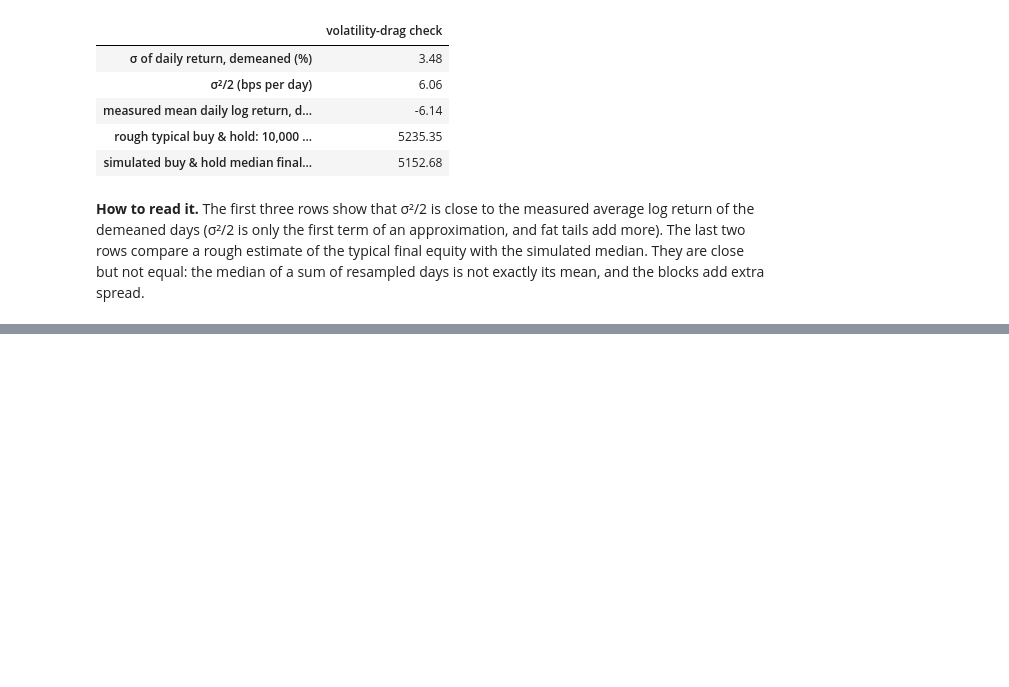
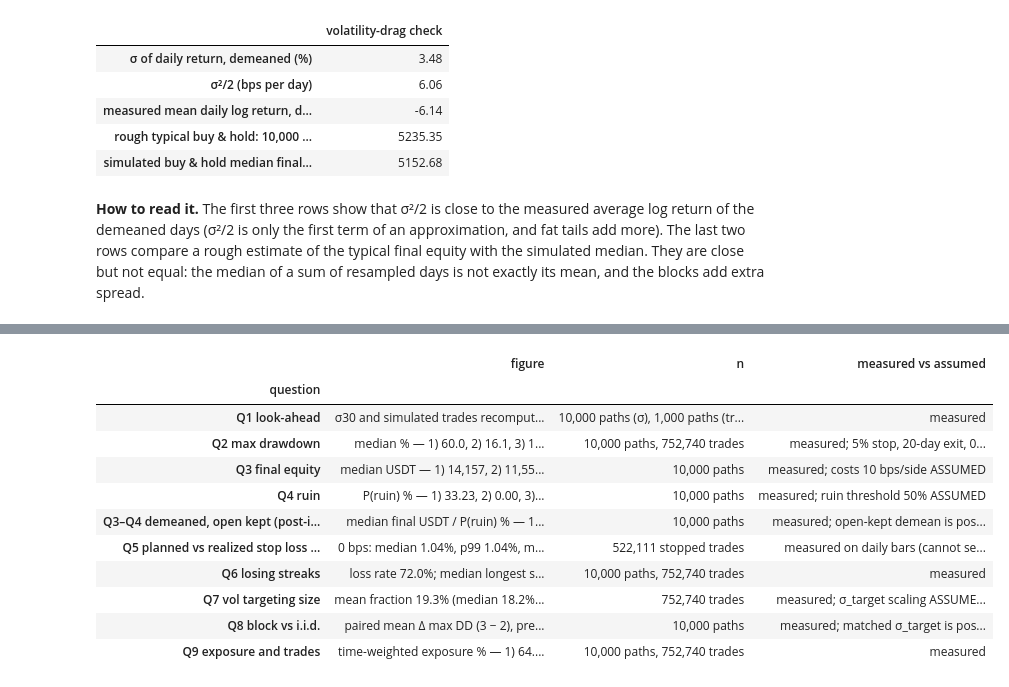
Before and after one commit to Alvarado-Maganna/crypto-quant-lab, a Jupyter notebook: notebooks/11_position_sizing.ipynb, the cells around one changed output, grey strips where cells are left out. Drawn from its saved outputs; the diff is of its cells as text; code cells hidden in the pictures; blank space fills up the shorter version.

```diff
--- a/notebooks/11_position_sizing.ipynb
+++ b/notebooks/11_position_sizing.ipynb
@@ -1210,0 +1173,91 @@ a tested strategy.
+# %%
+TS = TABLE.sort_index()                          # sorted copy, for fast lookups only
+br = TS.loc[("block", "raw")]
+bd = TS.loc[("block", "demeaned")]
+S = SCHEME_NAMES
+n_tr = int(RESULTS[("block", "raw", 0)]["trades"].shape[0])
+s2 = STOPS.loc[(0, S["risk_1pct"])]
+s2s = STOPS.loc[(100, S["risk_1pct"])]
+
+
+def by_scheme(t, col, fmt="{:.1f}"):
+    return ", ".join(f"{S[k].split(' ', 1)[0]}) " + fmt.format(t.loc[S[k], col]) for k in S)
+
+
+paths_n = f"{N_PATHS:,} paths"
+findings = pd.DataFrame([
+    {"question": "Q1 look-ahead",
+     "figure": f"σ30 and simulated trades recomputed on truncated paths at k = {CUTOFFS}: 0 differences",
+     "n": f"{N_PATHS:,} paths (σ), 1,000 paths (trades)", "measured vs assumed": "measured"},
+    {"question": "Q2 max drawdown",
+     "figure": "median % — " + by_scheme(br, "max DD median (%)") + "; p99 % — " + by_scheme(br, "max DD p99 (%)")
+               + "; demeaned median % — " + by_scheme(bd, "max DD median (%)"),
+     "n": f"{paths_n}, {n_tr:,} trades", "measured vs assumed": "measured; 5% stop, 20-day exit, 0.20 entry probability ASSUMED"},
+    {"question": "Q3 final equity",
+     "figure": "median USDT — " + by_scheme(br, "final equity median", "{:,.0f}")
+               + "; % below 10,000 — " + by_scheme(br, "% paths below 10,000")
+               + "; demeaned % below — " + by_scheme(bd, "% paths below 10,000"),
+     "n": paths_n, "measured vs assumed": "measured; costs 10 bps/side ASSUMED"},
+    {"question": "Q4 ruin",
+     "figure": "P(ruin) % — " + by_scheme(br, "P(ruin) (%)", "{:.2f}")
+               + "; demeaned P(ruin) % — " + by_scheme(bd, "P(ruin) (%)", "{:.2f}")
+               + "; P(DD ≥ 30%) % — " + by_scheme(br, "P(max DD ≥ 30%) (%)", "{:.1f}"),
+     "n": paths_n, "measured vs assumed": "measured; ruin threshold 50% ASSUMED"},
+    {"question": "Q3–Q4 demeaned, open kept (post-inspection)",
+     "figure": "median final USDT / P(ruin) % — " + ", ".join(
+                   f"{SCHEME_NAMES[k].split(' ', 1)[0]}) "
+                   f"{OPEN_KEPT.loc[(SCHEME_NAMES[k], 'open kept'), 'median final equity']:,.0f} / "
+                   f"{OPEN_KEPT.loc[(SCHEME_NAMES[k], 'open kept'), 'P(ruin) (%)']:.2f}" for k in SCHEME_NAMES)
+               + " (pre-specified demean: " + ", ".join(
+                   f"{SCHEME_NAMES[k].split(' ', 1)[0]}) "
+                   f"{OPEN_KEPT.loc[(SCHEME_NAMES[k], 'pre-specified'), 'median final equity']:,.0f} / "
+                   f"{OPEN_KEPT.loc[(SCHEME_NAMES[k], 'pre-specified'), 'P(ruin) (%)']:.2f}" for k in SCHEME_NAMES) + ")",
+     "n": paths_n, "measured vs assumed": "measured; open-kept demean is post-inspection"},
+    {"question": "Q5 planned vs realized stop loss (scheme 2)",
+     "figure": f"0 bps: median {s2['realized median (% equity)']:.2f}%, p99 {s2['realized p99']:.2f}%, max "
+               f"{s2['realized max']:.2f}%, > 1.5× planned {s2['% stops > 1.5× planned']:.2f}%; 100 bps: median "
+               f"{s2s['realized median (% equity)']:.2f}%, max {s2s['realized max']:.2f}%; gap fills "
+               f"{int(s2['of which gap fills'])} of {int(s2['stopped trades']):,}",
+     "n": f"{int(s2['stopped trades']):,} stopped trades",
+     "measured vs assumed": "measured on daily bars (cannot see intraday); slippage ASSUMED"},
+    {"question": "Q6 losing streaks",
+     "figure": f"loss rate {STREAK_TABLE.loc['block', 'loss rate p (%)']:.1f}%; median longest streak "
+               f"{STREAK['block'].median():.0f} vs reference log_(1/p)(n(1−p)) "
+               f"{STREAK_TABLE.loc['block', 'log_(1/p)(n(1−p)) median']:.1f} (log2(n) "
+               f"{np.median(np.log2(RESULTS[('block', 'raw', 0)]['paths']['risk_1pct']['n_trades'])):.1f} "
+               f"assumes p = 50%); "
+               f"p99 {STREAK['block'].quantile(0.99):.0f}, max {STREAK['block'].max()}",
+     "n": f"{paths_n}, {n_tr:,} trades", "measured vs assumed": "measured"},
+    {"question": "Q7 vol targeting size",
+     "figure": f"mean fraction {pct(f3.mean()):.1f}% (median {pct(f3.median()):.1f}%, p10–p90 "
+               f"{pct(f3.quantile(0.1)):.1f}–{pct(f3.quantile(0.9)):.1f}%), capped at 100% on "
+               f"{pct((f3 >= 1 / (1 + FEE) - 1e-9).mean()):.2f}% of trades",
+     "n": f"{len(f3):,} trades", "measured vs assumed": "measured; σ_target scaling ASSUMED (0.20 × full-sample median)"},
+    {"question": "Q8 block vs i.i.d.",
+     "figure": "paired mean Δ max DD (3 − 2), pre-specified σ_target — " + "; ".join(
+                   f"{ret}: block {Q8.loc[(ret, 'block'), 'paired mean Δ max DD (pp)']:.2f} pp, "
+                   f"iid {Q8.loc[(ret, 'iid'), 'paired mean Δ max DD (pp)']:.2f} pp" for ret in TUPLES)
+               + "; exposure-matched (post-inspection) — " + "; ".join(
+                   f"{ret}: block {Q8M.loc[(ret, 'block'), 'paired mean Δ max DD (pp)']:.2f} pp, "
+                   f"iid {Q8M.loc[(ret, 'iid'), 'paired mean Δ max DD (pp)']:.2f} pp" for ret in TUPLES),
+     "n": paths_n, "measured vs assumed": "measured; matched σ_target is post-inspection"},
+    {"question": "Q9 exposure and trades",
+     "figure": "time-weighted exposure % — " + by_scheme(br, "mean exposure (%)")
+               + f"; trades per path {br.loc[S['risk_1pct'], 'mean trades per path']:.1f}",
+     "n": f"{paths_n}, {n_tr:,} trades", "measured vs assumed": "measured"},
+]).set_index("question")
+with pd.option_context("display.max_colwidth", None):
+    display(findings)
+# %% [output]
+|  | figure | n | measured vs assumed |
+| question |  |  |  |
+| Q1 look-ahead | σ30 and simulated trades recomput... | 10,000 paths (σ), 1,000 paths (tr... | measured |
+| Q2 max drawdown | median % — 1) 60.0, 2) 16.1, 3) 1... | 10,000 paths, 752,740 trades | measured; 5% stop, 20-day exit, 0... |
+| Q3 final equity | median USDT — 1) 14,157, 2) 11,55... | 10,000 paths | measured; costs 10 bps/side ASSUMED |
+| Q4 ruin | P(ruin) % — 1) 33.23, 2) 0.00, 3)... | 10,000 paths | measured; ruin threshold 50% ASSUMED |
+| Q3–Q4 demeaned, open kept (post-i... | median final USDT / P(ruin) % — 1... | 10,000 paths | measured; open-kept demean is pos... |
+| Q5 planned vs realized stop loss ... | 0 bps: median 1.04%, p99 1.04%, m... | 522,111 stopped trades | measured on daily bars (cannot se... |
+| Q6 losing streaks | loss rate 72.0%; median longest s... | 10,000 paths, 752,740 trades | measured |
+| Q7 vol targeting size | mean fraction 19.3% (median 18.2%... | 752,740 trades | measured; σ_target scaling ASSUME... |
+| Q8 block vs i.i.d. | paired mean Δ max DD (3 − 2), pre... | 10,000 paths | measured; matched σ_target is pos... |
+| Q9 exposure and trades | time-weighted exposure % — 1) 64.... | 10,000 paths, 752,740 trades | measured |
```
Also changed, not shown: parts of 45 cells of this notebook, 3 other files.
